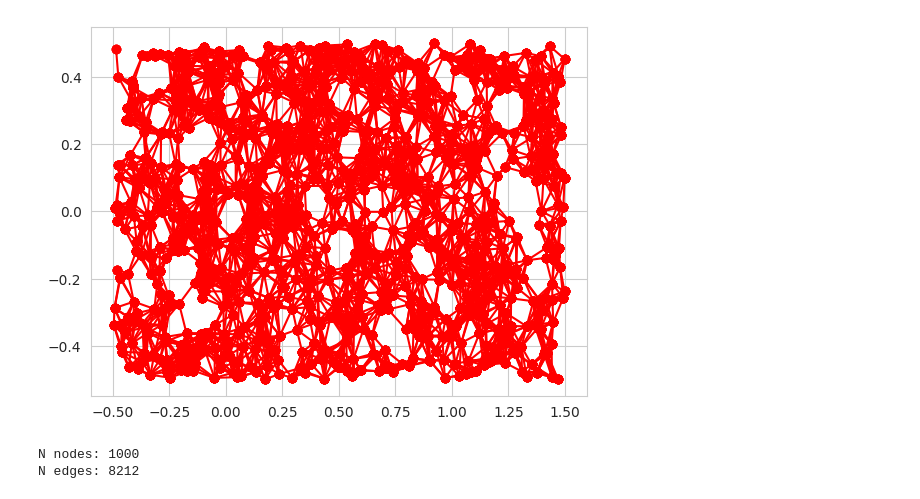
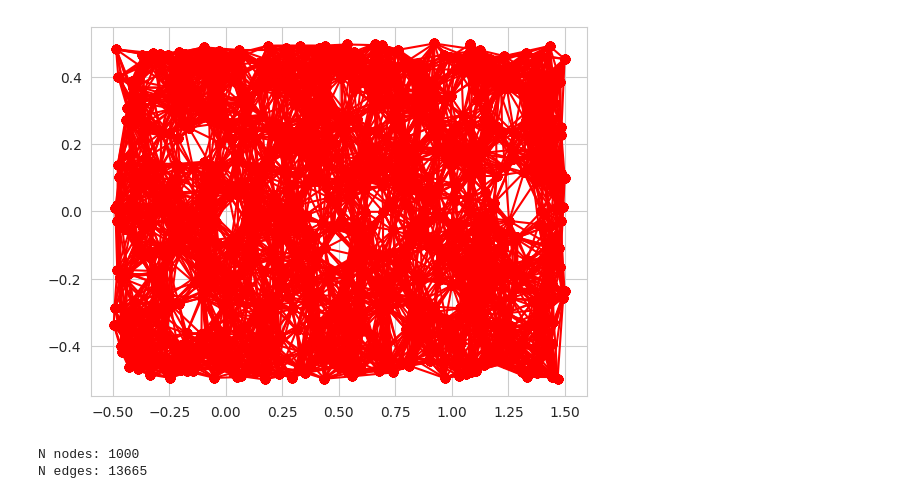
Before and after one commit to robustrobotics/nonasymptotic-mp, a Jupyter notebook: notebooks/vis_straight_line_env.ipynb, the cells around one changed output. Cells and saved outputs as stored; diff of their text form; code cells hidden in the pictures.

```diff
--- a/notebooks/vis_straight_line_env.ipynb
+++ b/notebooks/vis_straight_line_env.ipynb
@@ -7,8 +7,12 @@ import matplotlib.pyplot as plt
 # %%
 seed = 1
 prm_env_2d = StraightLine(dim=2, delta_clearance=0.5, seed=seed)
-prm = SimpleRadiusPRM(0.1, prm_env_2d.is_motion_valid, prm_env_2d.sample_from_env, prm_env_2d.distance_to_path, seed=seed,
-                verbose=True)
+# prm = SimpleRadiusPRM(0.1, prm_env_2d.is_motion_valid, prm_env_2d.sample_from_env, prm_env_2d.distance_to_path, seed=seed,
+#                 verbose=True)
+prm = SimpleNearestNeighborRadiusPRM(32,
+                                     prm_env_2d.is_motion_valid,
+                                     prm_env_2d.sample_from_env,
+                                     prm_env_2d.distance_to_path, seed=seed, verbose=True)
 prm.grow_to_n_samples(1000)
 
 plt.figure()
@@ -38,6 +37,6 @@ Using 32 neighbors for graph.
-[figure, old version]
+[figure, new version]
 N nodes: 1000
-N edges: 8212
+N edges: 13665
 # %%
 start = np.array([0.2, 0.00])
 goal = np.array([0.5, 0.0])
```
Also changed, not shown: parts of 6 cells of this notebook, 1 other file.
